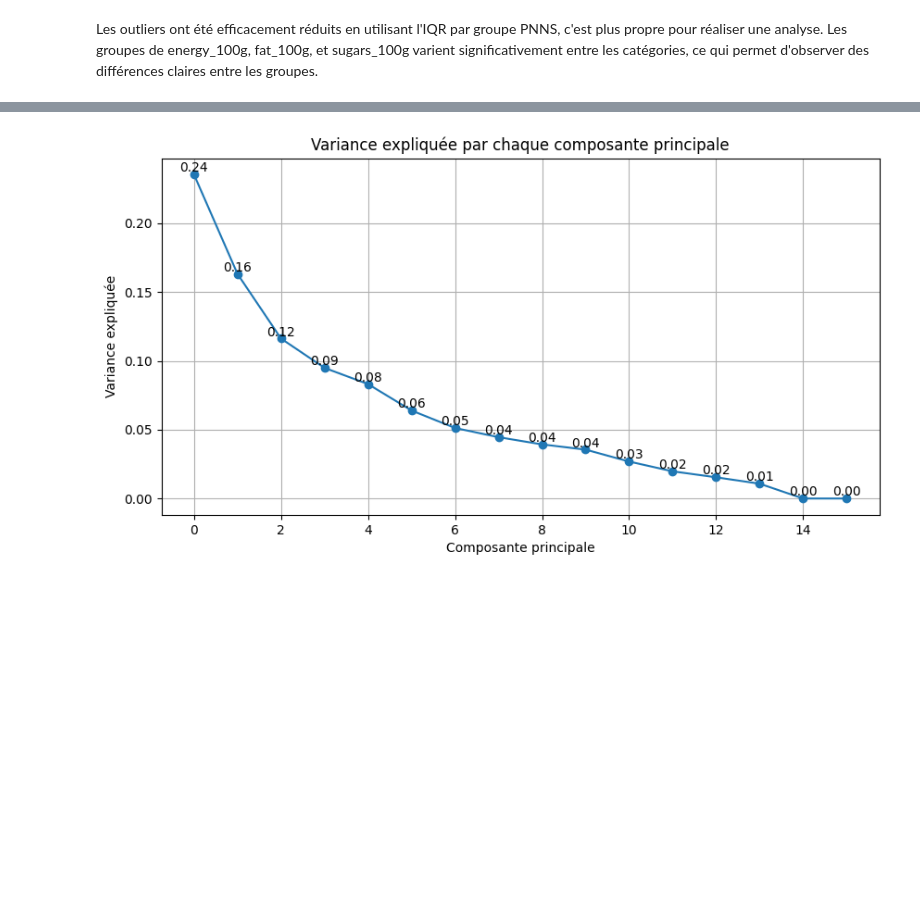
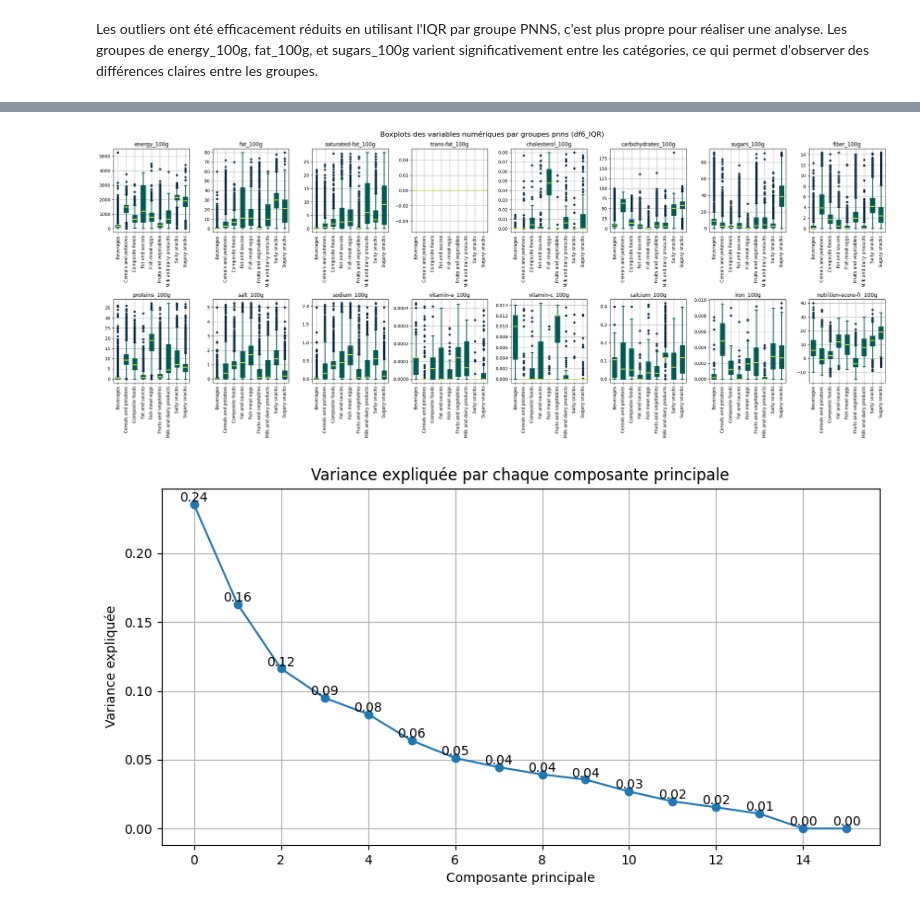
Before and after one commit to richardhugou/ocraip3, a Jupyter notebook: Rendu/2 ACP IQR_global.ipynb, the cells around one changed output, grey strips where cells are left out. Cells and saved outputs as stored; diff of their text form; code cells hidden in the pictures; blank space fills up the shorter version.

```diff
--- a/Rendu/2 ACP IQR_global.ipynb
+++ b/Rendu/2 ACP IQR_global.ipynb
@@ -105,3 +153,9 @@ Nombre de valeurs remplacées par NaN : 2202856
+# %%
+# box plots des variables numériques après filtrage des outliers
+
+create_boxplots(df6_IQR, "df6_IQR")
+# %% [output]
+[figure, added]
 # %%
 from sklearn.preprocessing import StandardScaler
 df10_pca = df6_IQR.copy()
```
Also changed, not shown: parts of 3 cells of this notebook, 1 other file.
